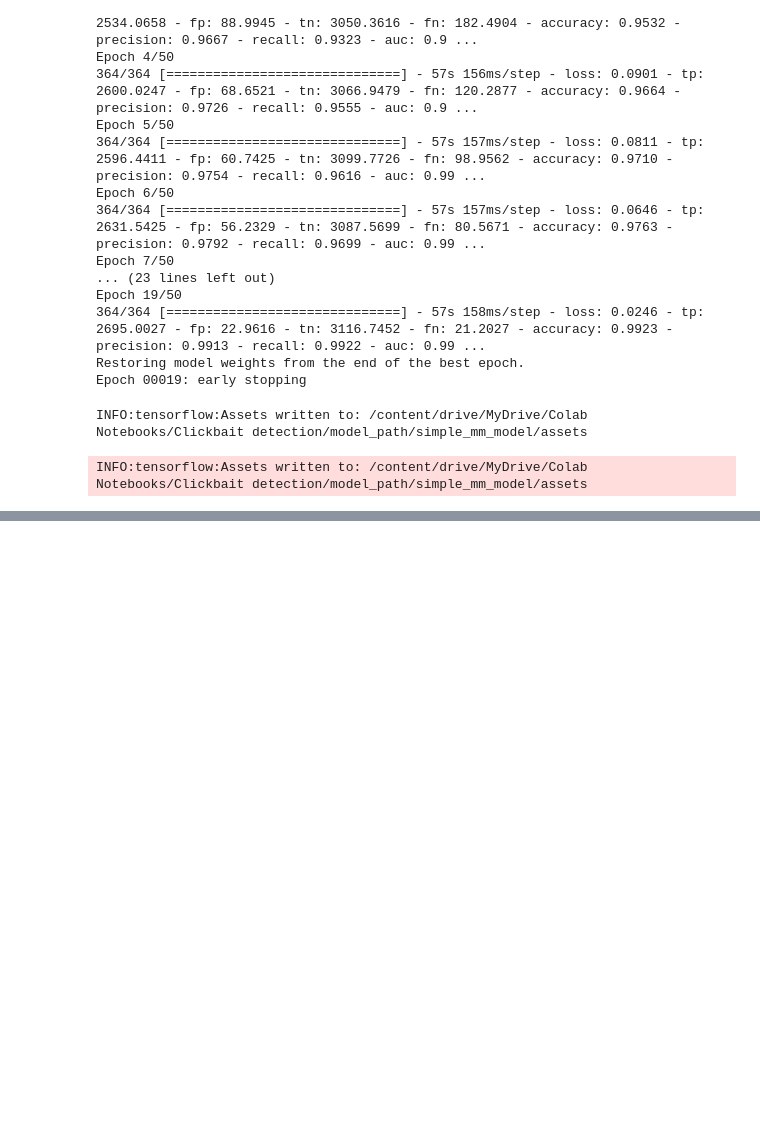
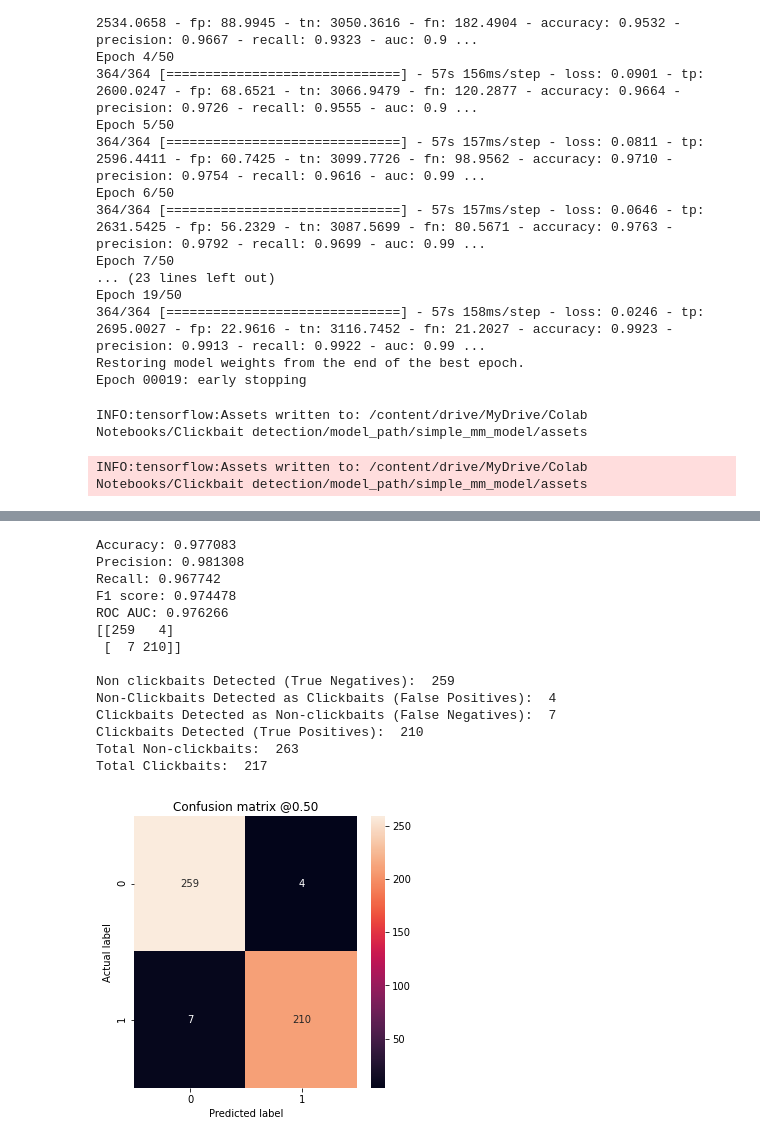
Before and after one commit to rahul94jh/MSC-Research, a Jupyter notebook: clickbait_mm_transfer_learning_tfrec.ipynb, the cells around one changed output, grey strips where cells are left out. Saved outputs shown, nothing was run; the diff lists cells and outputs as text; code cells hidden in the pictures; blank space fills up the shorter version.

```diff
--- a/clickbait_mm_transfer_learning_tfrec.ipynb
+++ b/clickbait_mm_transfer_learning_tfrec.ipynb
@@ -354,0 +493,2 @@ INFO:tensorflow:Assets written to: /content/drive/MyDrive/Colab Notebooks/Clickb
+# %%
+saved_model = keras.models.load_model('/content/drive/MyDrive/Colab Notebooks/Clickbait detection/model_path/simple_mm_model')
@@ -354,0 +516,18 @@ INFO:tensorflow:Assets written to: /content/drive/MyDrive/Colab Notebooks/Clickb
+# %%
+test_image, test_text, y_true, y_pred = predict_on_test(saved_model,test_ds,N=15)
+# %% [output]
+Accuracy: 0.977083
+Precision: 0.981308
+Recall: 0.967742
+F1 score: 0.974478
+ROC AUC: 0.976266
+[[259   4]
+ [  7 210]]
+
+Non clickbaits Detected (True Negatives):  259
+Non-Clickbaits Detected as Clickbaits (False Positives):  4
+Clickbaits Detected as Non-clickbaits (False Negatives):  7
+Clickbaits Detected (True Positives):  210
+Total Non-clickbaits:  263
+Total Clickbaits:  217
+[figure, added]
```
Also changed, not shown: parts of 10 cells of this notebook.
